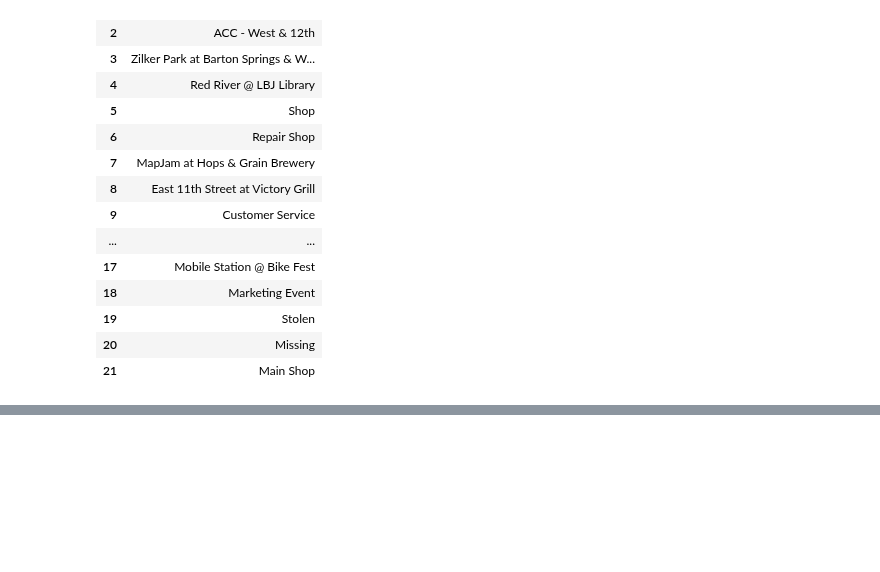
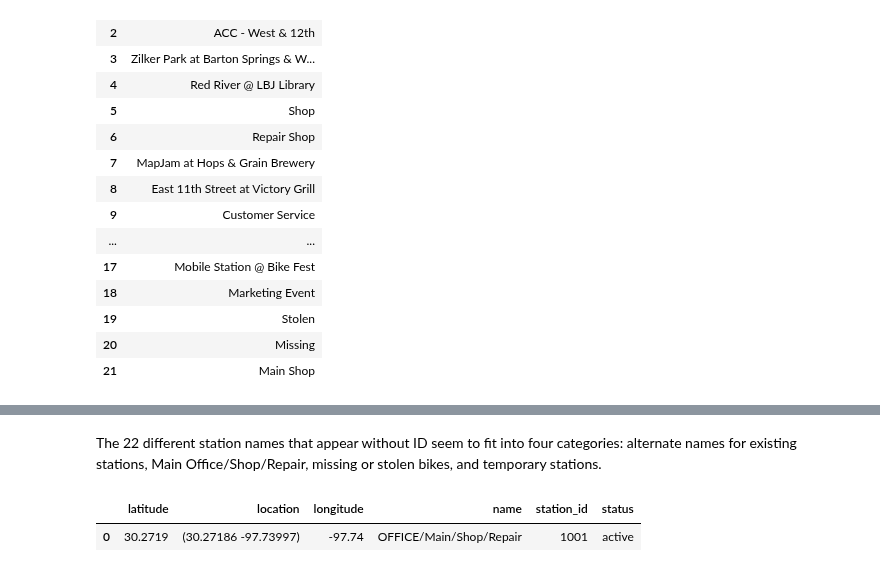
Before and after one commit to MQuigley2/bikeshare, a Jupyter notebook: bikeshare_initial_data_exploration.ipynb, the cells around one changed output, grey strips where cells are left out. Cells and saved outputs as stored; diff of their text form; code cells hidden in the pictures; blank space fills up the shorter version.

```diff
--- a/bikeshare_initial_data_exploration.ipynb
+++ b/bikeshare_initial_data_exploration.ipynb
@@ -10,6 +12,12 @@ db_connection_str = f'mysql+mysqlconnector://root:{mysql_pass}@localhost/bike_sh
 
 def exec_query(query):
     return pd.read_sql(query, con=db_connection_str)
+def station_lookup(id):
+    query=f"""
+    SELECT *
+    FROM stations
+    WHERE station_id={id}"""
+    return pd.read_sql(query, con=db_connection_str)
 # %%
 exec_query('SELECT * FROM trips LIMIT 10')
 # %% [output]
@@ -418,0 +464,7 @@ For
+# %% [markdown]
+The 22 different station names that appear without ID seem to fit into four categories: alternate names for existing stations, Main Office/Shop/Repair, missing or stolen bikes, and temporary stations.
+# %%
+station_lookup(1001)
+# %% [output]
+|  | latitude | location | longitude | name | station_id | status |
+| 0 | 30.2719 | (30.27186 -97.73997) | -97.74 | OFFICE/Main/Shop/Repair | 1001 | active |
```
Also changed, not shown: parts of 44 cells of this notebook.
